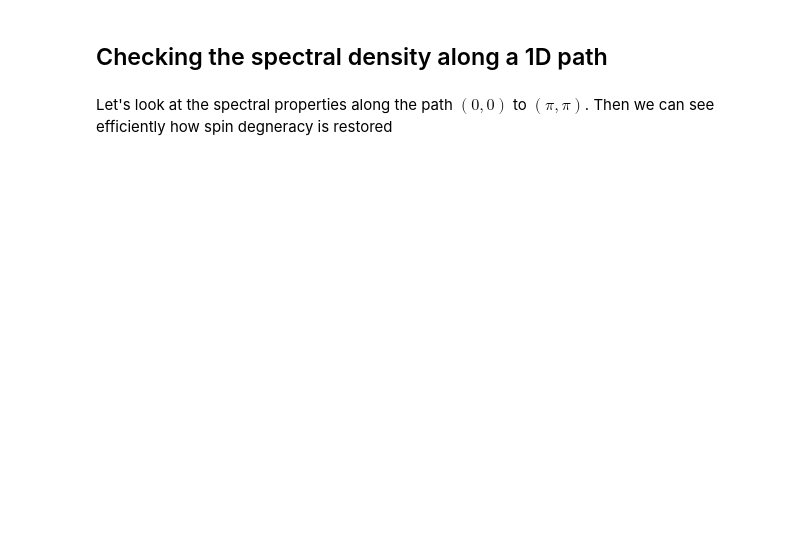
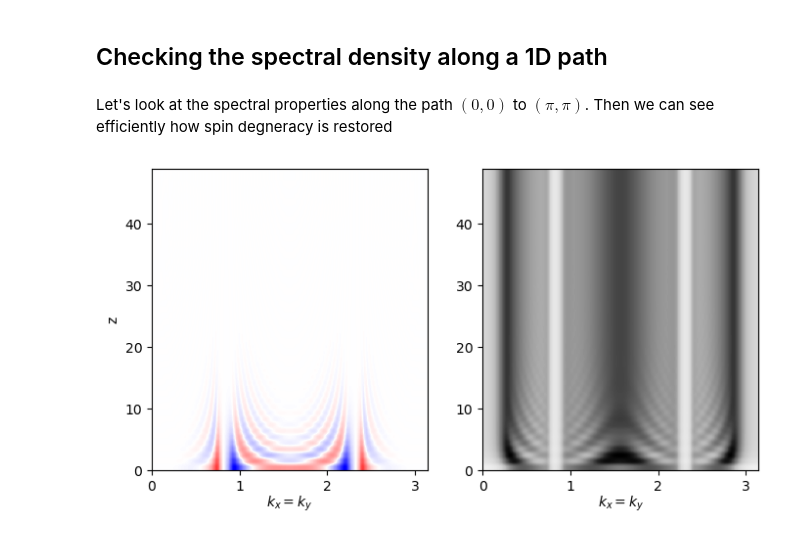
Before and after one commit to dpreuo/alter_surf, a Jupyter notebook: surface_DLKK.ipynb, the cells around one changed output. Cells and saved outputs as stored; diff of their text form; code cells hidden in the pictures; blank space fills up the shorter version.

```diff
--- a/surface_DLKK.ipynb
+++ b/surface_DLKK.ipynb
@@ -184,14 +184,14 @@ im = ax.imshow(spectral_density,extent=(-pi,pi,-pi,pi),origin='lower',cmap=cmap,
 # %%
 #setting parameters
 Lq = 40 #number of k-points in each direction
-Hamiltonian_fct = H_2orb_3D
-paramS1 = dict(len_z=40,t1=1,t2=0.5,mu=-3,m=0.6,t3=0,tz=1,tzp=0,PBC=False,Q_z=pi)
+Hamiltonian_fct = H_DLKK_3D
+paramS1 = dict(len_z=40,tz=1,delta=1,m=0.9,Q_z=pi,mu=-3)
 
 param = paramS1
 
 # Calculate spin conductivity
 Gamma = 2e-1
-kmesh_BZ = sample_BZ(Lq) #you need to work with the right BZ: No translation symmetry breaking -> full BZ
+kmesh_BZ = sample_reducedBZ(Lq) #you need to work with the right BZ: No translation symmetry breaking -> folded BZ
 layer = 0
 proj_2layers = projector2layer(layer,len_z=param['len_z'])+projector2layer(layer+1,len_z=param['len_z'])
 Spin_op_layer = np.kron(proj_2layers,Spin_operator) #projected spin_operator
@@ -202,10 +203,13 @@ Optimal contraction path found: ['einsum_path', (0, 6), (1, 5), (1, 5), (0, 4),
 # %%
 layers = layers = np.linspace(0,len_z//2,8,dtype=int)
 spin_cond00 = []
+cond00 = []
 
 
 for layer in layers:
     proj_2layers = projector2layer(layer,len_z=param['len_z'])+projector2layer(layer+1,len_z=param['len_z'])
     Spin_op_layer = np.kron(proj_2layers,Spin_operator) #projected spin_operator
     spin_cond = conductivity(Hamiltonian_fct,Hparam=param,Gamma=Gamma,operator=Spin_op_layer,kmesh_BZ=kmesh_BZ,optimize='path')
+    cond = conductivity(Hamiltonian_fct,Hparam=param,Gamma=Gamma,operator=np.kron(proj_2layers,np.ones(4)),kmesh_BZ=kmesh_BZ,optimize='path')
     spin_cond00.append(spin_cond[0,0])
+    cond00.append(cond[0,0])
@@ -251,11 +257,13 @@ spec_dens = np.array(spec_dens)
 # %%
 fig,[ax1,ax2] = plt.subplots(1,2,figsize=(8,4))
 
-ax1.set_xlabel('$k_x$',labelpad=1)
-ax2.set_xlabel('$k_x$',labelpad=1)
+ax1.set_xlabel('$k_x=k_y$',labelpad=1)
+ax2.set_xlabel('$k_x=k_y$',labelpad=1)
 ax1.set_ylabel('z')
 
 vmax = np.abs(spin_spec_dens).max()
 im1 = ax1.imshow(spin_spec_dens,extent=(0,pi,0,layers[-1]),origin='lower',cmap='bwr',vmin=-vmax,vmax=vmax,aspect='auto')
 im2 = ax2.imshow(spec_dens,extent=(0,pi,0,layers[-1]),origin='lower',cmap='Greys',vmin=0,vmax=spec_dens.max(),aspect='auto')
+# %% [output]
+[figure, added]
 # %%
```
Also changed, not shown: parts of 4 cells of this notebook, 4 other files.
